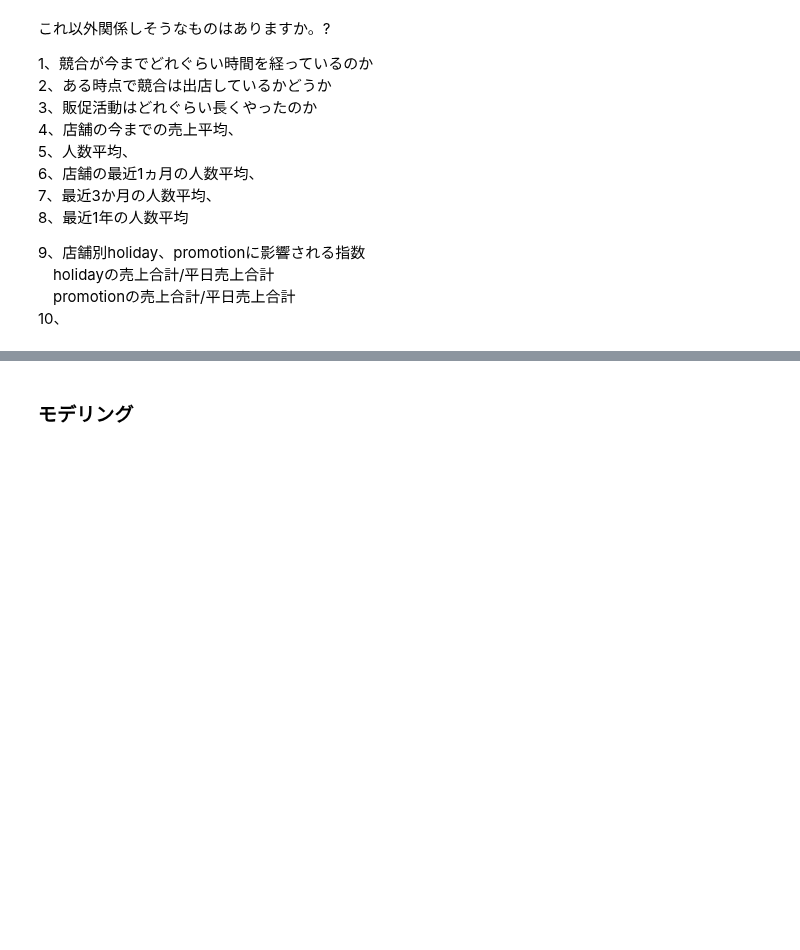
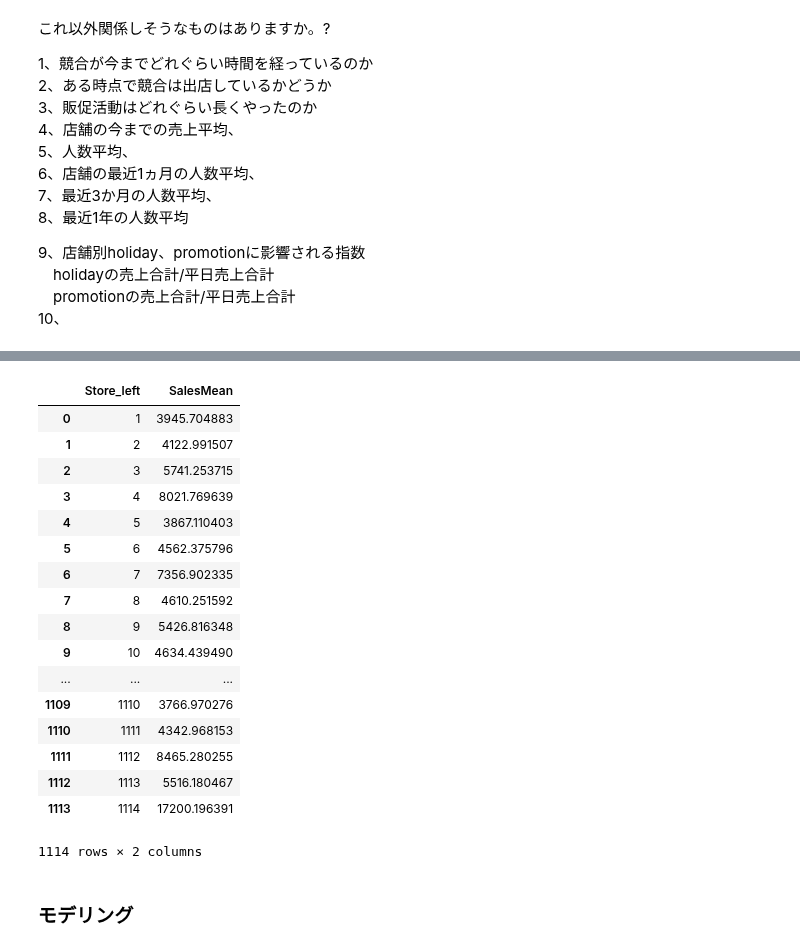
Before and after one commit to kou-kaku-albert/self_learning, a Jupyter notebook: kaggle/rossmann_store_sales.ipynb, the cells around one changed output, grey strips where cells are left out. Cells and saved outputs as stored; diff of their text form; code cells hidden in the pictures; blank space fills up the shorter version.

```diff
--- a/kaggle/rossmann_store_sales.ipynb
+++ b/kaggle/rossmann_store_sales.ipynb
@@ -544,2 +583,27 @@ df.groupby(['Store_right','Promo']).count()
+# %%
+store_mean= df.groupby('Store_left').mean().reset_index()[['Store_left','Sales']]
+store_mean=store_mean.rename(columns={
+    'Sales':'SalesMean'
+})
+store_mean.head()
+# %% [output]
+|  | Store_left | SalesMean |
+| 0 | 1 | 3945.704883 |
+| 1 | 2 | 4122.991507 |
+| 2 | 3 | 5741.253715 |
+| 3 | 4 | 8021.769639 |
+| 4 | 5 | 3867.110403 |
+| 5 | 6 | 4562.375796 |
+| 6 | 7 | 7356.902335 |
+| 7 | 8 | 4610.251592 |
+| 8 | 9 | 5426.816348 |
+| 9 | 10 | 4634.439490 |
+| ... | ... | ... |
+| 1109 | 1110 | 3766.970276 |
+| 1110 | 1111 | 4342.968153 |
+| 1111 | 1112 | 8465.280255 |
+| 1112 | 1113 | 5516.180467 |
+| 1113 | 1114 | 17200.196391 |
+1114 rows × 2 columns
 # %% [markdown]
 ### モデリング
```
Also changed, not shown: parts of 8 cells of this notebook, 2 other files.
